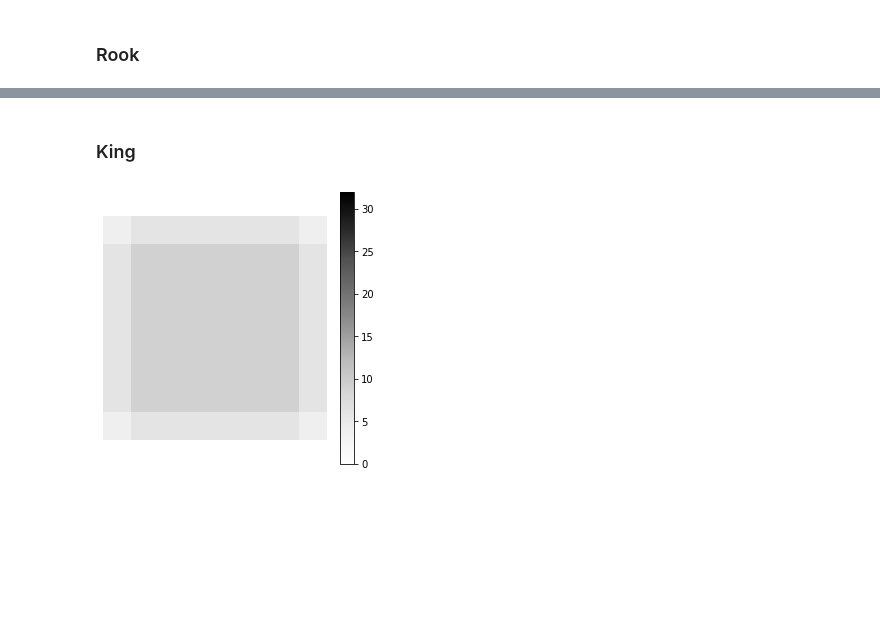
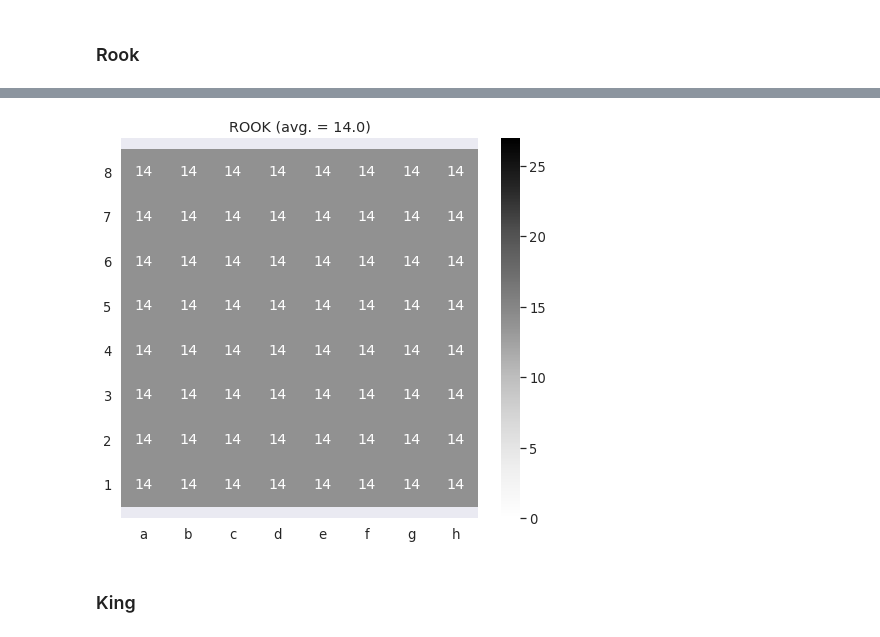
Before and after one commit to Computer-Chess/CompChessSeminar, a Jupyter notebook: analysis.ipynb, the cells around one changed output, grey strips where cells are left out. Drawn from its saved outputs; the diff is of its cells as text; code cells hidden in the pictures; blank space fills up the shorter version.

```diff
--- a/analysis.ipynb
+++ b/analysis.ipynb
@@ -67,8 +72,8 @@ plot_heatmap(heatmap_rook)
+# %%
+plot_heatmap(heatmap_rook, title='ROOK (avg. = {})'.format(heatmap_rook.mean()), **TWEAKS)
+# %% [output]
+[figure, added]
 # %% [markdown]
 ### King
 # %%
 heatmap_king = get_heatmap(pieces.King, NROWS, NCOLS)
-# %%
-plot_heatmap(heatmap_king)
-# %% [output]
-[figure, removed]
```
Also changed, not shown: parts of 17 cells of this notebook, 1 other file.
